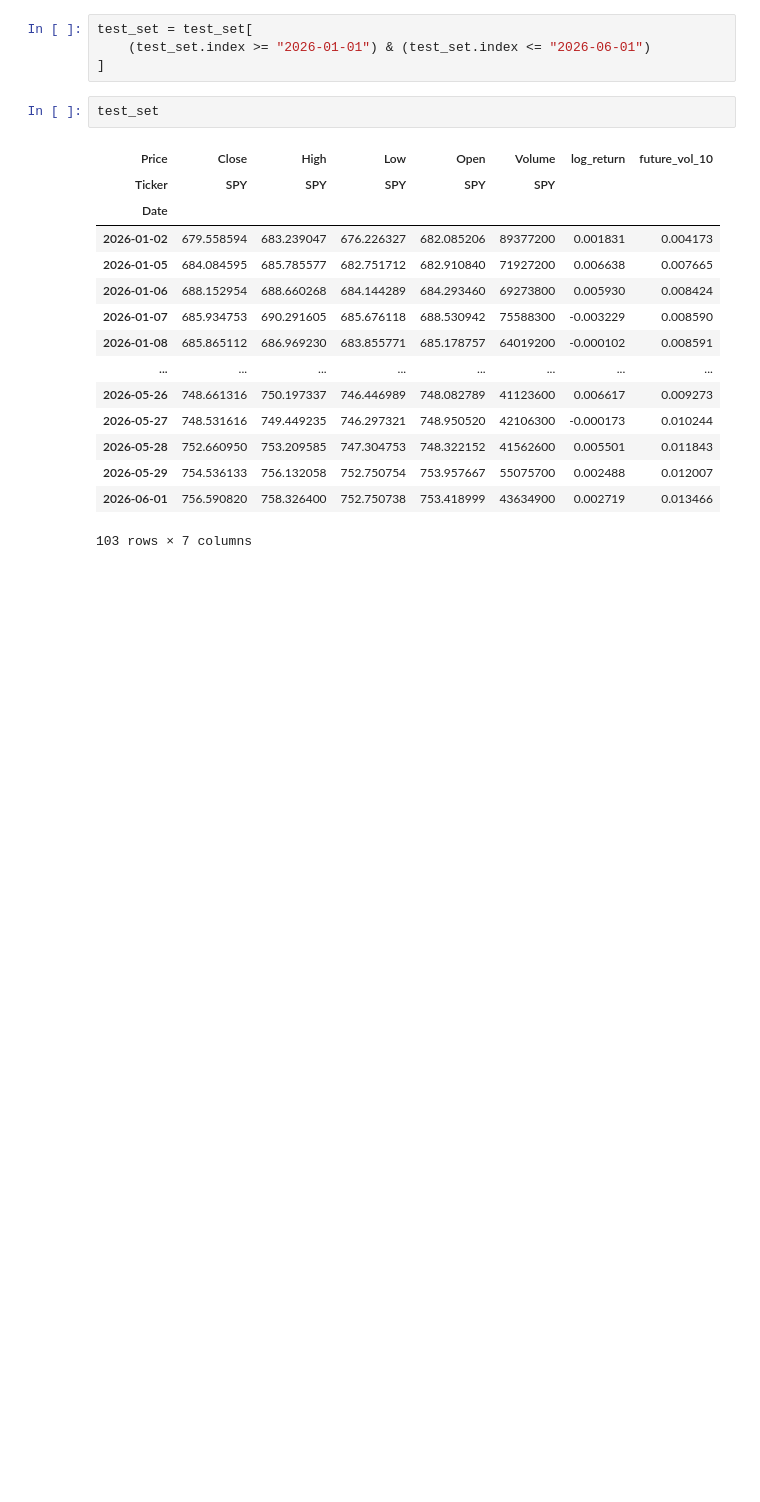
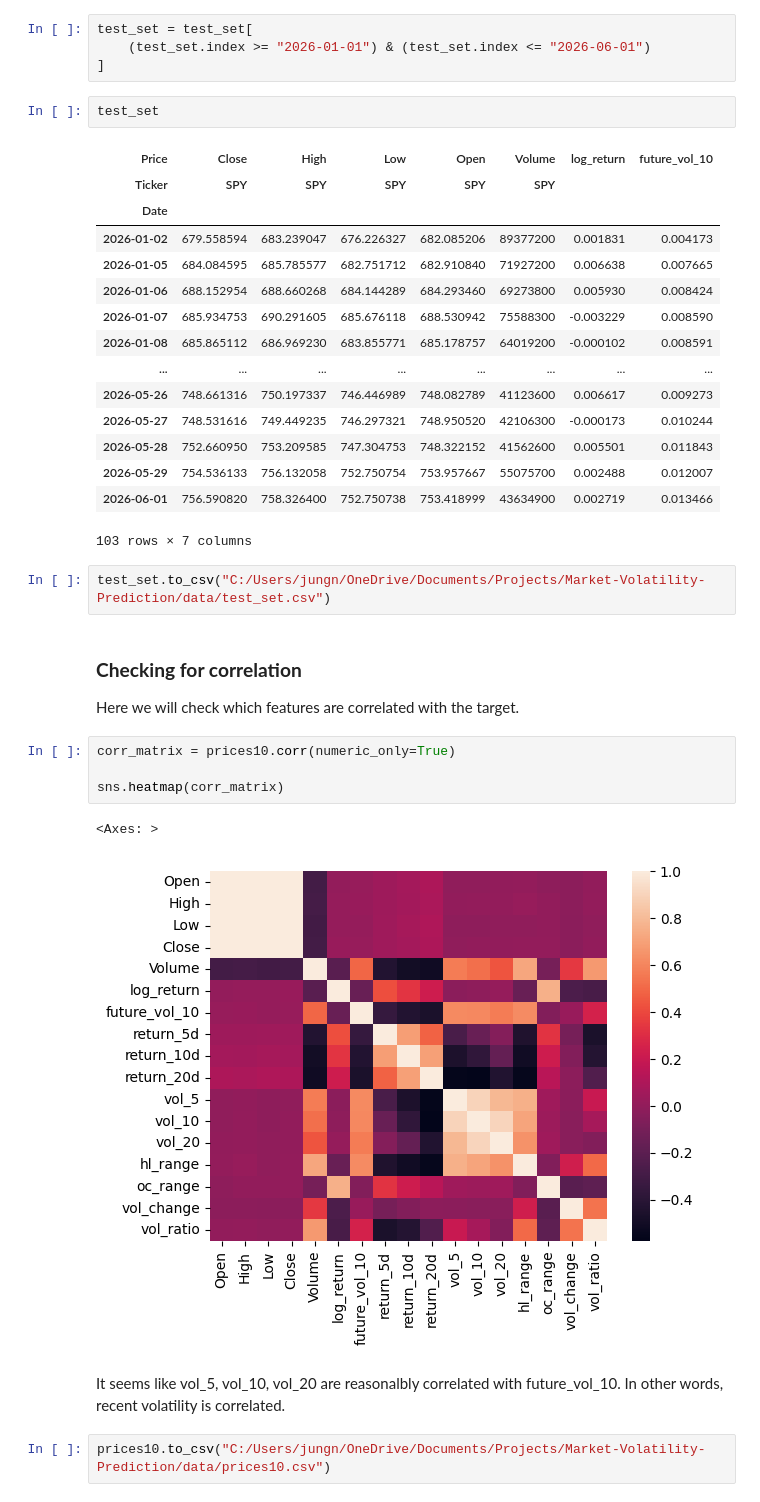
Before and after one commit to Noha-Jung3/Market-Volatility-Prediction, a Jupyter notebook: feature_engineering.ipynb, the cells around one changed output. Drawn from its saved outputs; the diff is of its cells as text; blank space fills up the shorter version.

```diff
--- a/feature_engineering.ipynb
+++ b/feature_engineering.ipynb
@@ -154,3 +162,20 @@ test_set
 | 2026-05-29 | 754.536133 | 756.132058 | 752.750754 | 753.957667 | 55075700 | 0.002488 | 0.012007 |
 | 2026-06-01 | 756.590820 | 758.326400 | 752.750738 | 753.418999 | 43634900 | 0.002719 | 0.013466 |
 103 rows × 7 columns
+# %%
+test_set.to_csv("C:/Users/jungn/OneDrive/Documents/Projects/Market-Volatility-Prediction/data/test_set.csv")
+# %% [markdown]
+### **Checking for correlation**
+
+Here we will check which features are correlated with the target.
+# %%
+corr_matrix = prices10.corr(numeric_only=True)
+
+sns.heatmap(corr_matrix)
+# %% [output]
+<Axes: >
+[figure, added]
+# %% [markdown]
+It seems like vol_5, vol_10, vol_20 are reasonalbly correlated with future_vol_10. In other words, recent volatility is correlated.
+# %%
+prices10.to_csv("C:/Users/jungn/OneDrive/Documents/Projects/Market-Volatility-Prediction/data/prices10.csv")
```
Also changed, not shown: parts of 3 cells of this notebook, 2 other files.
